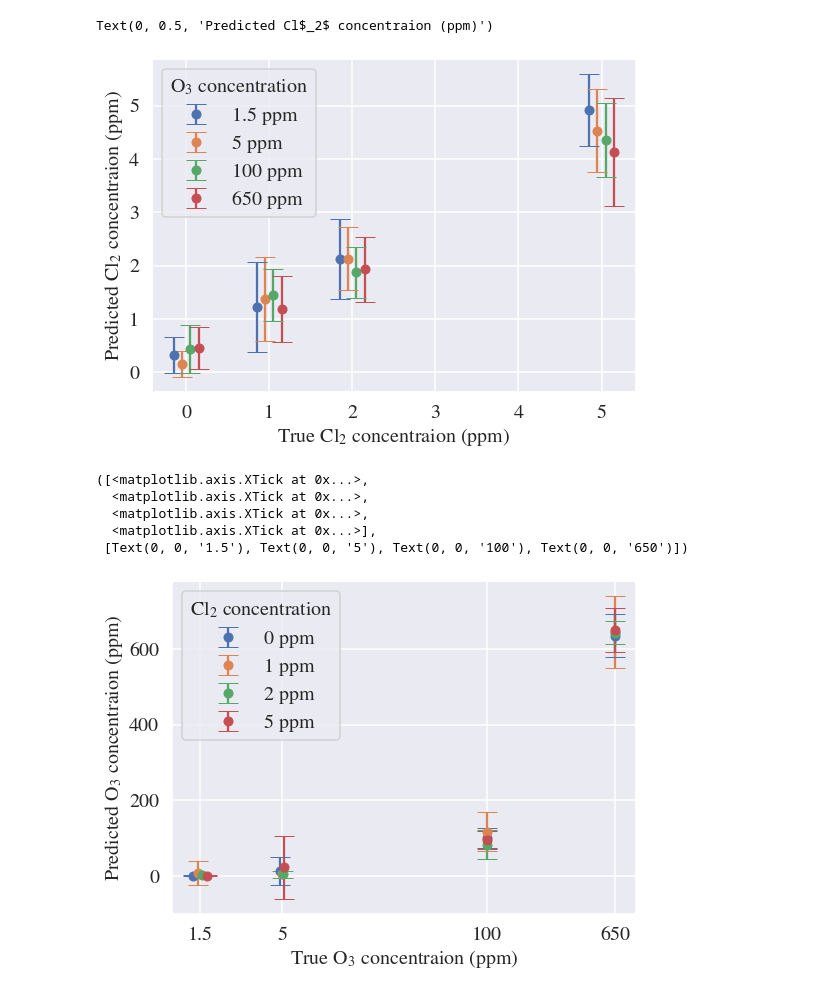
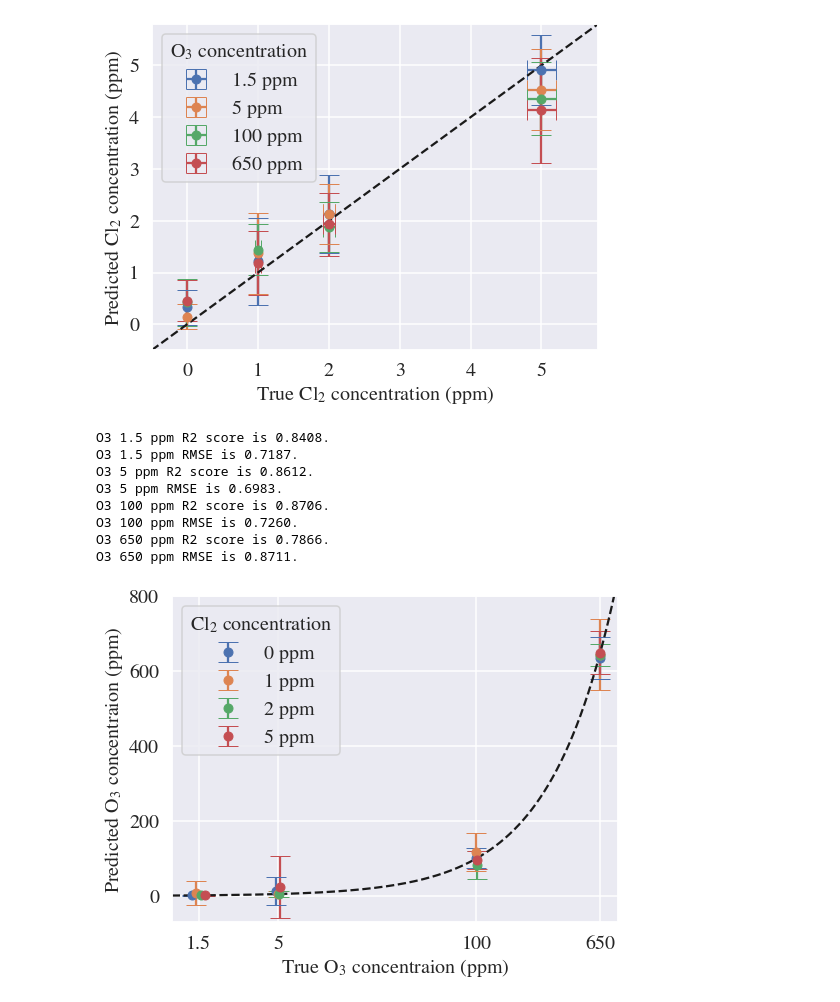
Before and after one commit to sjiang87/lc_o3cl2, a Jupyter notebook: plot.ipynb, the cells around one changed output. Drawn from its saved outputs; the diff is of its cells as text; code cells hidden in the pictures.

```diff
--- a/plot.ipynb
+++ b/plot.ipynb
@@ -95,30 +96,54 @@ data = load_results()
 # %%
 # 1 rgb 2 ozone 3 classification 4 concs 5 best_ytrue
 labels = ["1.5 ppm", "5 ppm", "100 ppm", "650 ppm"]
-xmove = [-0.15, -0.05, 0.05, 0.15]
+# xmove = [-0.15, -0.05, 0.05, 0.15] if want to separate a litte bit
+xmove = [0, 0, 0, 0]
+cl2_err = [0, 0.04, 0.08, 0.20]
 plt.figure()
 for i in range(4):
     y_true = np.concatenate(data[1][0][0][i][0])
     y_pred = np.concatenate(data[1][0][0][i][1])
     y_true = np.array(y_true).ravel()
     y_pred = np.array(y_pred).ravel()
     y_unique = sorted(np.unique(y_true))
-    result = np.zeros(shape=(4, 3))
+    result = np.zeros(shape=(4, 4))
     for j in range(len(y_unique)):
         y = y_unique[j]
         index = np.where(y_true == y)[0]
         mean = np.mean(y_pred[index])
         std = np.std(y_pred[index])
         result[j, 0] = y
         result[j, 1] = mean
         result[j, 2] = std
-    plt.errorbar(x=result[:, 0]+xmove[i], y=result[:, 1], yerr=result[:, 2], capsize=10, fmt='o', label=labels[i])
+        result[j, 3] = cl2_err[j]
+    plt.errorbar(x=result[:, 0]+xmove[i], y=result[:, 1], yerr=result[:, 2], xerr=result[:, 3], capsize=10, fmt='o', label=labels[i])
+plt.plot([-0.5, 5.8], [-0.5, 5.8], 'k--')
+plt.xlim([-0.5, 5.8])
+plt.ylim([-0.5, 5.8])
 plt.legend(title=r"O$_3$ concentration")
-plt.xlabel(r"True Cl$_2$ concentraion (ppm)")
-plt.ylabel(r"Predicted Cl$_2$ concentraion (ppm)")
+plt.xlabel(r"True Cl$_2$ concentration (ppm)")
+plt.ylabel(r"Predicted Cl$_2$ concentration (ppm)")
+plt.savefig(PLOT_DIR + "fix_ozone_regression.png", dpi=300)
 # %% [output]
-Text(0, 0.5, 'Predicted Cl$_2$ concentraion (ppm)')
-[figure, old version]
+[figure, new version]
+# %%
+from sklearn.metrics import r2_score, mean_squared_error
+for i in range(4):
+    y_true = np.concatenate(data[1][0][0][i][0]).ravel()
+    y_pred = np.concatenate(data[1][0][0][i][1]).ravel()
+    r2 = r2_score(y_pred=y_pred, y_true=y_true)
+    rmse = mean_squared_error(y_pred=y_pred, y_true=y_true) ** 0.5
+    print(f"O3 {labels[i]} R2 score is {r2:0.4f}.")
+    print(f"O3 {labels[i]} RMSE is {rmse:0.4f}.")
+# %% [output]
+O3 1.5 ppm R2 score is 0.8408.
+O3 1.5 ppm RMSE is 0.7187.
+O3 5 ppm R2 score is 0.8612.
+O3 5 ppm RMSE is 0.6983.
+O3 100 ppm R2 score is 0.8706.
+O3 100 ppm RMSE is 0.7260.
+O3 650 ppm R2 score is 0.7866.
+O3 650 ppm RMSE is 0.8711.
 # %%
 # 1 rgb 2 ozone 3 classification 4 concs 5 best_ytrue
 labels = ["0 ppm", "1 ppm", "2 ppm", "5 ppm"]
@@ -141,15 +166,14 @@ for i in range(4):
         result[j, 1] = mean
         result[j, 2] = std
     plt.errorbar(x=result[:, 0]+xmove[i], y=result[:, 1], yerr=result[:, 2], capsize=10, fmt='o', label=labels[i])
+plt.plot(np.linspace(1, 850, 1000), np.linspace(1, 850, 1000), 'k--')
+plt.xlim([1, 850])
+plt.ylim([-70, 800])
 plt.legend(title=r"Cl$_2$ concentration")
 plt.xlabel(r"True O$_3$ concentraion (ppm)")
 plt.ylabel(r"Predicted O$_3$ concentraion (ppm)")
 plt.xscale("log")
 plt.xticks(xticks, xticks)
+plt.savefig(PLOT_DIR + "fix_chlorine_regression.png", dpi=300)
 # %% [output]
-([<matplotlib.axis.XTick at 0x...>,
-  <matplotlib.axis.XTick at 0x...>,
-  <matplotlib.axis.XTick at 0x...>,
-  <matplotlib.axis.XTick at 0x...>],
- [Text(0, 0, '1.5'), Text(0, 0, '5'), Text(0, 0, '100'), Text(0, 0, '650')])
-[figure, old version]
+[figure, new version]
```
Also changed, not shown: parts of 25 cells of this notebook.
